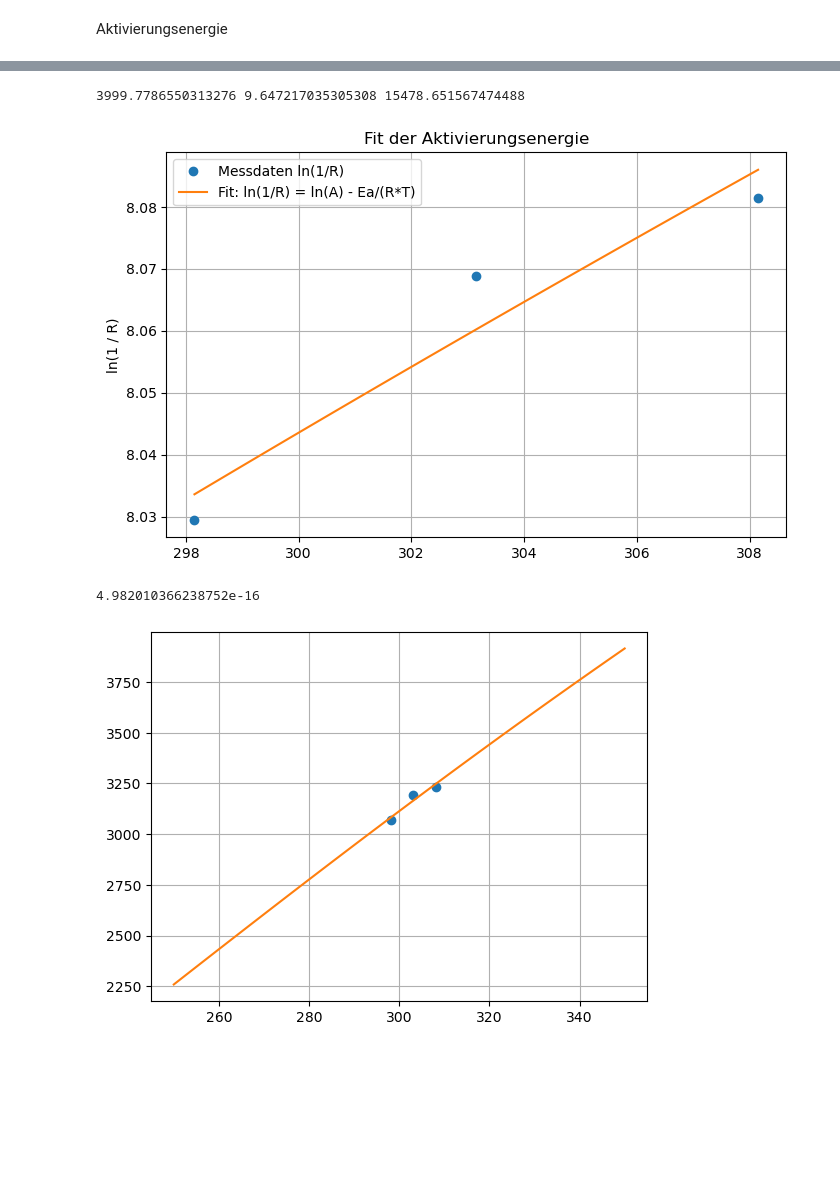
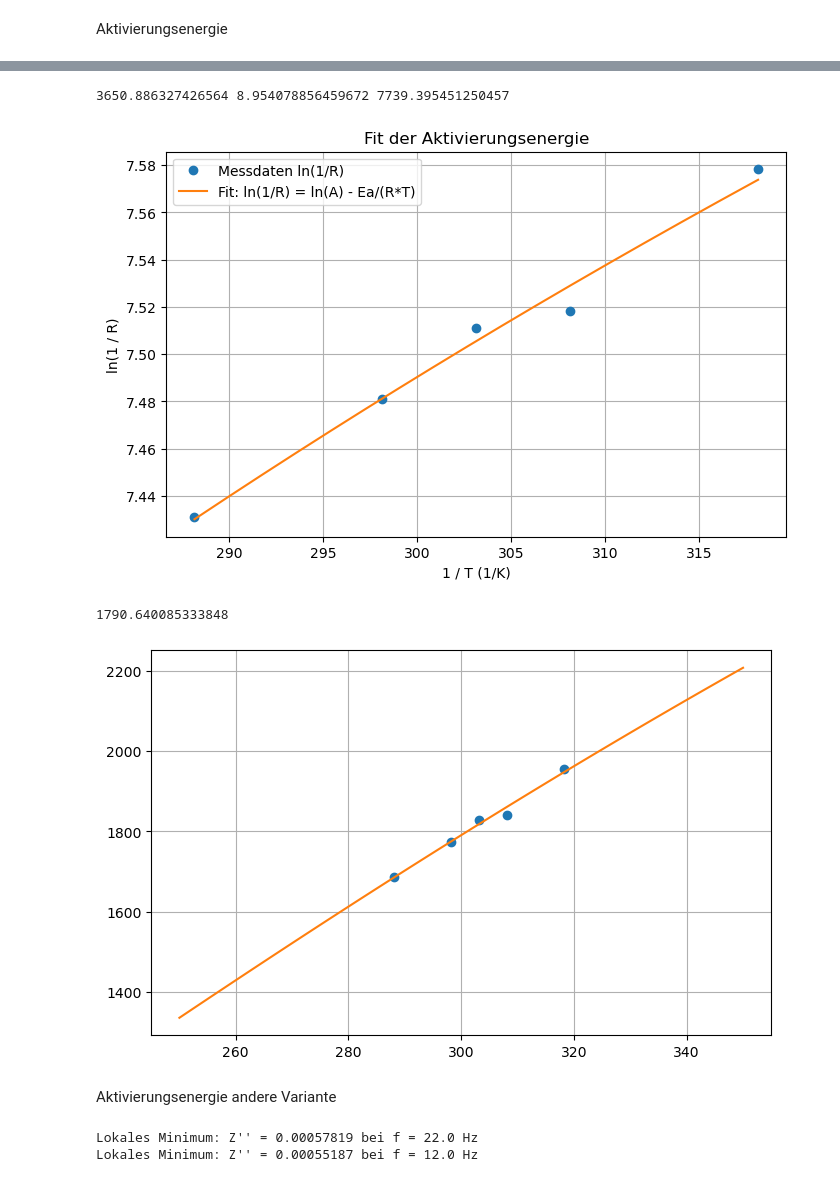
Before and after one commit to dieterduese/Projekt_Entropie, a Jupyter notebook: EIS_fitting.ipynb, the cells around one changed output, grey strips where cells are left out. Drawn from its saved outputs; the diff is of its cells as text; code cells hidden in the pictures; blank space fills up the shorter version.

```diff
--- a/EIS_fitting.ipynb
+++ b/EIS_fitting.ipynb
@@ -219,7 +347,9 @@ def residual(params, omega, data):
 
 fit_data = {}
 plot_data={}
-for cell in ["46Ah_cell1", "46Ah_cell2"]:
+min_idx=0
+# for cell in []:
+for cell in ["46Ah_cell1", "46Ah_cell2","60Ah_cell3_neu"]:
     fit_data[cell] = {}
     plot_data[cell] = {}
     for t in data[cell].keys():
@@ -301,8 +431,22 @@ for cell in ["46Ah_cell1", "46Ah_cell2"]:
 
             param_values = {name: param.value for name, param in result.params.items()}
             param_values["U"] = float(i.replace("mV", "")) / 1000
+            if t=="25grad":
+                min_idx = argrelextrema(Z_imag, np.less)[0]
+                if len(min_idx) == 0:  # Fallback auf globales Minimum
+                    min_idx = np.argmin(Z_imag)
+                else:
+                    min_idx = min_idx[0]
+            else:
+                min_idx=min_idx
+                # min_idx=argrelextrema(Z_imag, np.less)[0]
+                # if len(min_idx) == 0:  # Fallback auf globales Minimum
+                    # min_idx = np.argmin(Z_imag)
+                # else:
+                #     min_idx = min_idx[0]
+            param_values["Rmin"]=Z_real[min_idx]
+            results_list.append(param_values)
 
-            results_list.append(param_values)
             print(i + " fertig")
         # Alles in einen DataFrame
         df = pd.DataFrame(results_list)
@@ -312,7 +456,7 @@ for cell in ["46Ah_cell1", "46Ah_cell2"]:
 
         print(df)
         fit_data[cell][t] = df
-
+        min_idx=0
 
 # plt.figure()
 # plt.plot(Z_exp.real*1000, -Z_exp.imag*1000, 'o', label='Measured')
@@ -389,17 +533,22 @@ plt.grid(True)
 Aktivierungsenergie
 # %%
 plt.figure()
-cell = "46Ah_cell1"
+cell = "60Ah_cell3_neu"
+cell2= "46Ah_cell1"
 
 x=0
-element="R0"
+element="Rmin"
 for t in data[cell].keys():
     temperatur = int(t.replace("grad", ""))+273.15
     # plt.scatter(1000*1/temperatur,np.log(1/fit_data[cell][t][element].iloc[x]))
     plt.scatter(temperatur,np.log(1/fit_data[cell][t][element].iloc[x]),label=t)
+for t in data[cell2].keys():
+    temperatur = int(t.replace("grad", ""))+273.15
+    # plt.scatter(1000*1/temperatur,np.log(1/fit_data[cell][t][element].iloc[x]))
+    # plt.scatter(temperatur,np.log(1/fit_data[cell2][t][element].iloc[x]),label=t)
 
 plt.xlabel("T (K)")
-plt.ylabel("1/"+element)
+plt.ylabel("ln(1/"+element+")")
 # plt.yscale("log", base=np.e)
 plt.legend()
 plt.grid(True)
@@ -408,7 +557,7 @@ plt.grid(True)
 # %%
 from scipy.optimize import minimize as scipy_minimize
 R_g = 8.314
-cell = "46Ah_cell1"
+cell = "60Ah_cell3_neu"
 
 i=0
 element="R0"
@@ -427,37 +576,62 @@ def fitfunc(params):
     Ea, lnA = params
     model = lnA - Ea /(R_g * x)
     return np.sum((y - model)**2)
 
 
-start_params = [4000, 3000]  # Ea in J/mol, lnA beliebig
+start_params = [10000, 3000]  # Ea in J/mol, lnA beliebig
 
 result = scipy_minimize(fitfunc, start_params)
 Ea_fit, lnA_fit = result.x
 A_fit= np.exp(lnA_fit)
 
 print(Ea_fit,lnA_fit,A_fit)
 
-x_fit = np.linspace(min(x), max(x), 100)
+x_fit = np.linspace(min(x), max(x), 200)
 y_fit = lnA_fit - Ea_fit / (R_g * x_fit)
 
 # Plot
 plt.figure(figsize=(8,5))
 plt.plot(x,y, 'o', label='Messdaten ln(1/R)')
 plt.plot(x_fit, y_fit, '-', label='Fit: ln(1/R) = ln(A) - Ea/(R*T)')
-# plt.xlabel('1 / T (1/K)')
+plt.xlabel('1 / T (1/K)')
 plt.ylabel('ln(1 / R)')
 plt.legend()
 plt.title('Fit der Aktivierungsenergie')
 plt.grid(True)
 plt.show()
+plt.figure(figsize=(8,5))
 x_fit=np.linspace(250,350)
 plt.plot(x,np.exp(y), 'o', label='Messdaten 1/R')
 plt.plot(x_fit,A_fit*np.exp(-Ea_fit/(R_g*x_fit)))
 print(A_fit*np.exp(-Ea_fit/(R_g*300)))
 plt.grid()
 plt.show()
 # %% [output]
-3999.7786550313276 9.647217035305308 15478.651567474488
+3650.886327426564 8.954078856459672 7739.395451250457
-[figure, old version]
+[figure, new version]
-4.982010366238752e-16
+1790.640085333848
-[figure, old version]
+[figure, new version]
+# %% [markdown]
+Aktivierungsenergie andere Variante
+# %%
+from scipy.signal import argrelextrema
+cell = "60Ah_cell3_neu"
+t="45grad"
+i=list(data[cell][t].keys())[1]
+testdata=data[cell][t][i]
+
+# Beispiel: Spalte 0 = Frequenz, Spalte 2 = Imaginärteil
+freq = testdata[:, 0]
+Z_imag = testdata[:, 2]
+
+# Lokale Minima im Imaginärteil
+min_idx = argrelextrema(Z_imag, np.less)[0]
+
+if len(min_idx) > 0:
+    for idx in min_idx:
+        print(f"Lokales Minimum: Z'' = {Z_imag[idx]} bei f = {freq[idx]} Hz")
+else:
+    print("Kein lokales Minimum gefunden")
+# %% [output]
+Lokales Minimum: Z'' = 0.00057819 bei f = 22.0 Hz
+Lokales Minimum: Z'' = 0.00055187 bei f = 12.0 Hz
```
Also changed, not shown: parts of 9 cells of this notebook, 3 other files.
